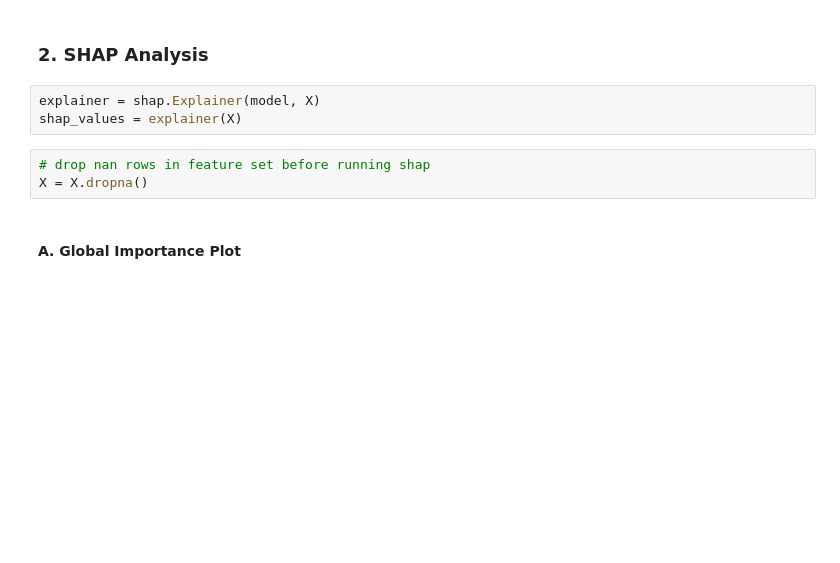
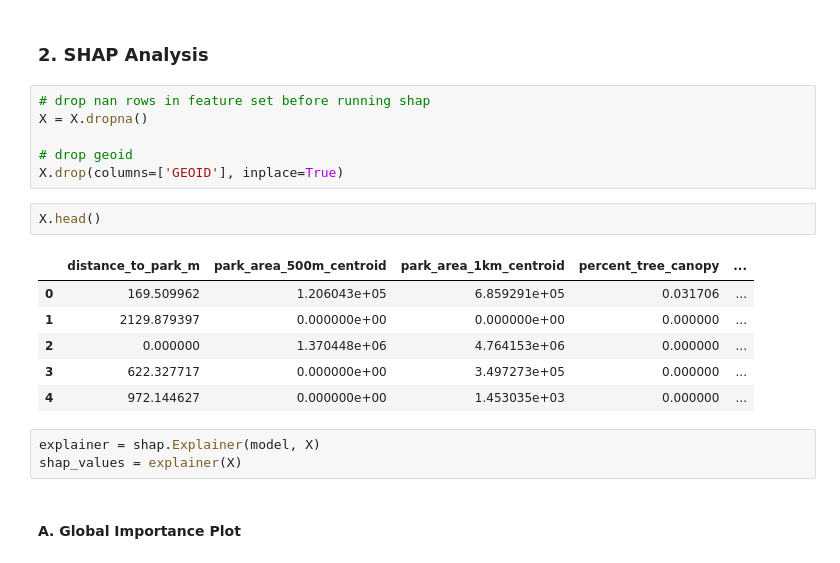
Before and after one commit to yousefja/nori, a Jupyter notebook: notebooks/13_econ_mobility_shap.ipynb, the cells around one changed output. Drawn from its saved outputs; the diff is of its cells as text; blank space fills up the shorter version.

Commit message:
wip: comparative shap analysis

```diff
--- a/notebooks/13_econ_mobility_shap.ipynb
+++ b/notebooks/13_econ_mobility_shap.ipynb
@@ -51,12 +48,24 @@ with open(path_final_model_pkl, 'rb') as model_file:
 X = pd.read_csv(path_model_features)
 # %% [markdown]
 ### 2. SHAP Analysis
-# %%
-explainer = shap.Explainer(model, X)
-shap_values = explainer(X)
 # %%
 # drop nan rows in feature set before running shap
 X = X.dropna()
+
+# drop geoid
+X.drop(columns=['GEOID'], inplace=True)
+# %%
+X.head()
+# %% [output]
+|  | distance_to_park_m | park_area_500m_centroid | park_area_1km_centroid | percent_tree_canopy | ... |
+| 0 | 169.509962 | 1.206043e+05 | 6.859291e+05 | 0.031706 | ... |
+| 1 | 2129.879397 | 0.000000e+00 | 0.000000e+00 | 0.000000 | ... |
+| 2 | 0.000000 | 1.370448e+06 | 4.764153e+06 | 0.000000 | ... |
+| 3 | 622.327717 | 0.000000e+00 | 3.497273e+05 | 0.000000 | ... |
+| 4 | 972.144627 | 0.000000e+00 | 1.453035e+03 | 0.000000 | ... |
+# %%
+explainer = shap.Explainer(model, X)
+shap_values = explainer(X)
 # %% [markdown]
 #### **A. Global Importance Plot**
 # %% [markdown]
```
Also changed, not shown: parts of 3 cells of this notebook, 6 other files.
